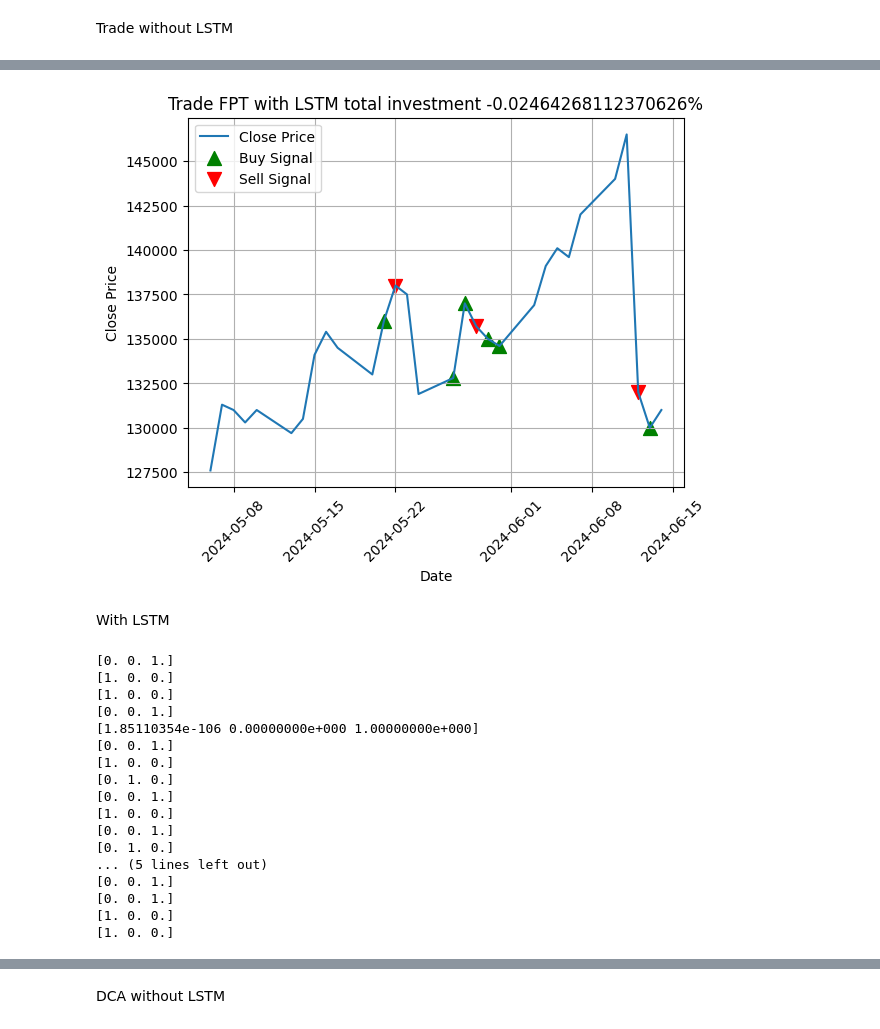
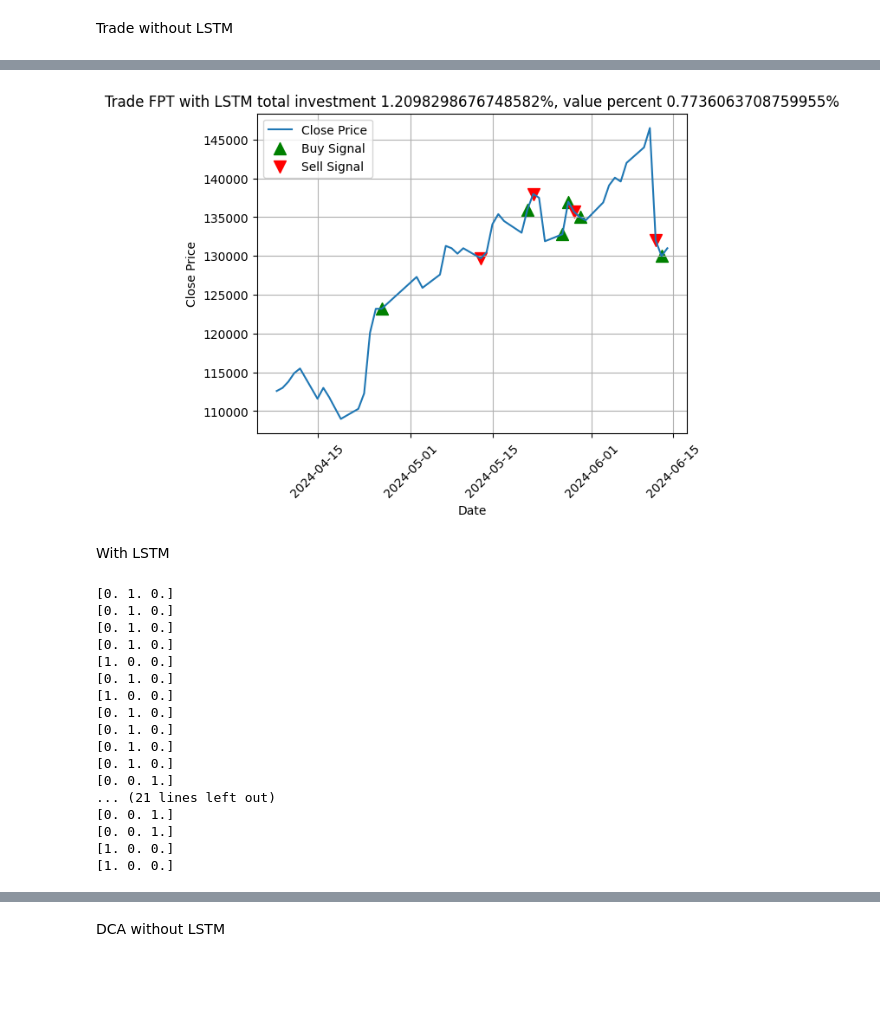
Before and after one commit to TTrungU/RLServer, a Jupyter notebook: LSTMTradingFPT.ipynb, the cells around one changed output, grey strips where cells are left out. Drawn from its saved outputs; the diff is of its cells as text; code cells hidden in the pictures; blank space fills up the shorter version.

```diff
--- a/LSTMTradingFPT.ipynb
+++ b/LSTMTradingFPT.ipynb
@@ -44,9 +46,9 @@ minmax = pickle.load(open(f"checkpoint/{symbol}_scaler.pkl", 'rb'))
 scaled_parameters = minmax.transform(np.array(parameters).T).T.tolist()
 with open(f"checkpoint/{symbol}_model.pkl", 'rb') as fopen:
     model = pickle.load(fopen)
-initial_money = np.max(parameters[0]) * 5
+initial_money = np.max(parameters[0]) * 3
 skip = 1
-from_date ="2024-05-6"
+from_date ="2024-04-06"
 to_date = "2024-06-14"
 from_date = pd.to_datetime(from_date)
 to_date = pd.to_datetime(to_date)
@@ -105,25 +132,25 @@ last_total_investment = df_action_2_sorted.iloc[-1]['total_investment']
 # %%
 
 # Mark buy and sell actions
 buy_signals = result[result['action'] == 1]
 sell_signals = result[result['action'] == 2]
 plt.plot(result['date'], result['close'], linestyle='-', label='Close Price')
 
 plt.scatter(buy_signals['date'], buy_signals['close'], marker='^', color='g', s=100, label='Buy Signal')
 plt.scatter(sell_signals['date'], sell_signals['close'], marker='v', color='r', s=100, label='Sell Signal')
 
 # Customize the plot
-plt.title(f'Trade {symbol} with LSTM total investment {last_total_investment}%')
+plt.title(f'Trade {symbol} with LSTM total investment {last_total_investment}%, value percent {investmentvalue}%')
 plt.xlabel('Date')
 plt.ylabel('Close Price')
 plt.legend()
 plt.grid(True)
 plt.xticks(rotation=45)
 
 # Show the plot
 plt.show()
 # %% [output]
-[figure, old version]
+[figure, new version]
 # %% [markdown]
 With LSTM
 # %%
@@ -160,19 +187,19 @@ for row in data_list:
     result = agent2.trade(value, date = date)
     trade_results.append(result)
 # %% [output]
-[0. 0. 1.]
-[1. 0. 0.]
-[1. 0. 0.]
-[0. 0. 1.]
-[1.85110354e-106 0.00000000e+000 1.00000000e+000]
-[0. 0. 1.]
+[0. 1. 0.]
+[0. 1. 0.]
+[0. 1. 0.]
+[0. 1. 0.]
 [1. 0. 0.]
 [0. 1. 0.]
+[1. 0. 0.]
+[0. 1. 0.]
+[0. 1. 0.]
+[0. 1. 0.]
+[0. 1. 0.]
 [0. 0. 1.]
-[1. 0. 0.]
-[0. 0. 1.]
-[0. 1. 0.]
-... (5 lines left out)
+... (21 lines left out)
 [0. 0. 1.]
 [0. 0. 1.]
 [1. 0. 0.]
```
Also changed, not shown: parts of 39 cells of this notebook, 12 other files.
